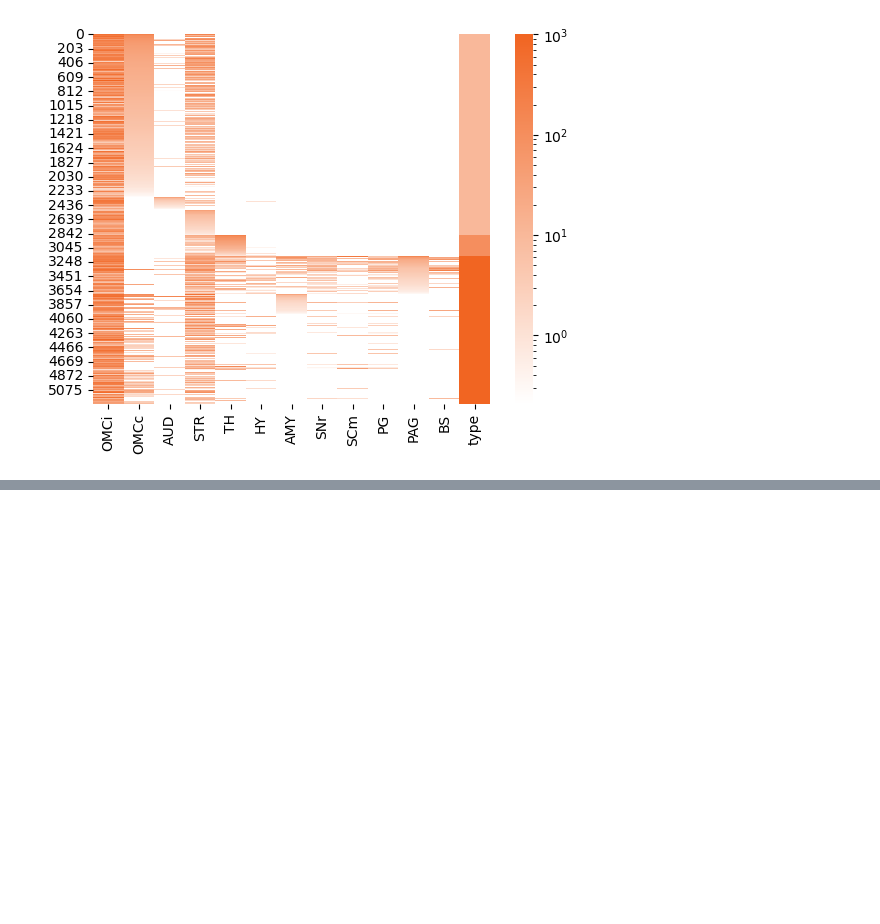
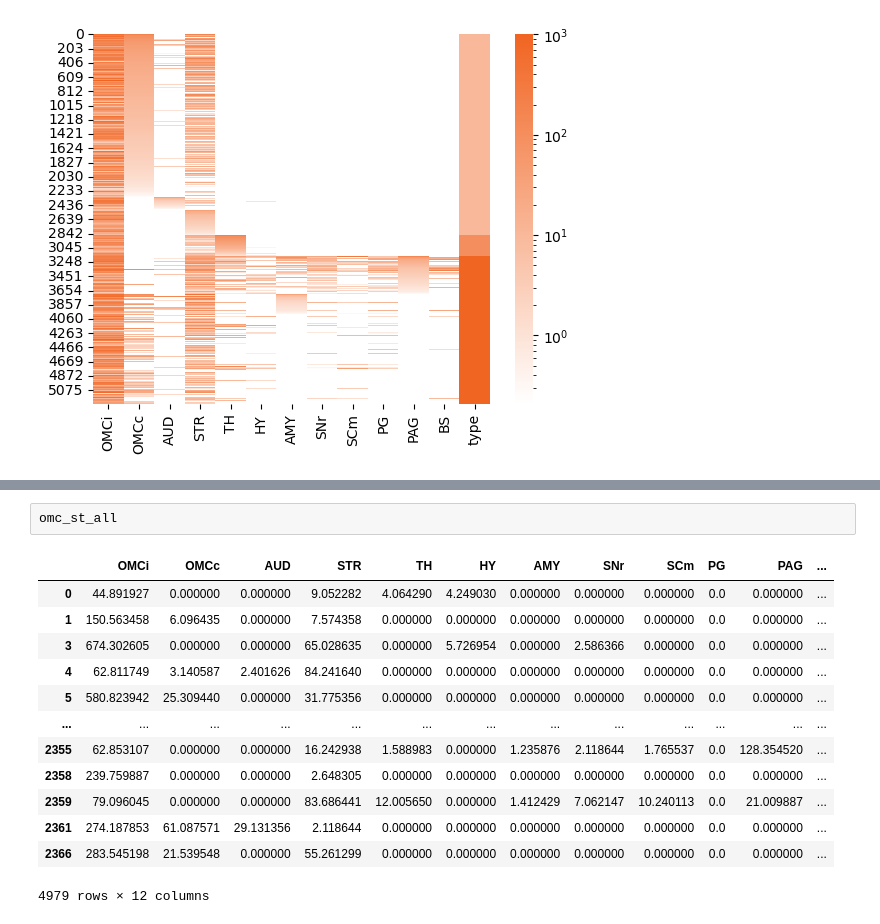
Before and after one commit to eisko/MAPseq_analysis, a Jupyter notebook: cell visualization testing.ipynb, the cells around one changed output, grey strips where cells are left out. Cells and saved outputs as stored; diff of their text form; blank space fills up the shorter version.

```diff
--- a/cell visualization testing.ipynb
+++ b/cell visualization testing.ipynb
@@ -263,0 +323,16 @@ plt.show()
+# %%
+omc_st_all
+# %% [output]
+|  | OMCi | OMCc | AUD | STR | TH | HY | AMY | SNr | SCm | PG | PAG | ... |
+| 0 | 44.891927 | 0.000000 | 0.000000 | 9.052282 | 4.064290 | 4.249030 | 0.000000 | 0.000000 | 0.000000 | 0.0 | 0.000000 | ... |
+| 1 | 150.563458 | 6.096435 | 0.000000 | 7.574358 | 0.000000 | 0.000000 | 0.000000 | 0.000000 | 0.000000 | 0.0 | 0.000000 | ... |
+| 3 | 674.302605 | 0.000000 | 0.000000 | 65.028635 | 0.000000 | 5.726954 | 0.000000 | 2.586366 | 0.000000 | 0.0 | 0.000000 | ... |
+| 4 | 62.811749 | 3.140587 | 2.401626 | 84.241640 | 0.000000 | 0.000000 | 0.000000 | 0.000000 | 0.000000 | 0.0 | 0.000000 | ... |
+| 5 | 580.823942 | 25.309440 | 0.000000 | 31.775356 | 0.000000 | 0.000000 | 0.000000 | 0.000000 | 0.000000 | 0.0 | 0.000000 | ... |
+| ... | ... | ... | ... | ... | ... | ... | ... | ... | ... | ... | ... | ... |
+| 2355 | 62.853107 | 0.000000 | 0.000000 | 16.242938 | 1.588983 | 0.000000 | 1.235876 | 2.118644 | 1.765537 | 0.0 | 128.354520 | ... |
+| 2358 | 239.759887 | 0.000000 | 0.000000 | 2.648305 | 0.000000 | 0.000000 | 0.000000 | 0.000000 | 0.000000 | 0.0 | 0.000000 | ... |
+| 2359 | 79.096045 | 0.000000 | 0.000000 | 83.686441 | 12.005650 | 0.000000 | 1.412429 | 7.062147 | 10.240113 | 0.0 | 21.009887 | ... |
+| 2361 | 274.187853 | 61.087571 | 29.131356 | 2.118644 | 0.000000 | 0.000000 | 0.000000 | 0.000000 | 0.000000 | 0.0 | 0.000000 | ... |
+| 2366 | 283.545198 | 21.539548 | 0.000000 | 55.261299 | 0.000000 | 0.000000 | 0.000000 | 0.000000 | 0.000000 | 0.0 | 0.000000 | ... |
+4979 rows × 12 columns
```
Also changed, not shown: parts of 12 cells of this notebook, 1 other file.
